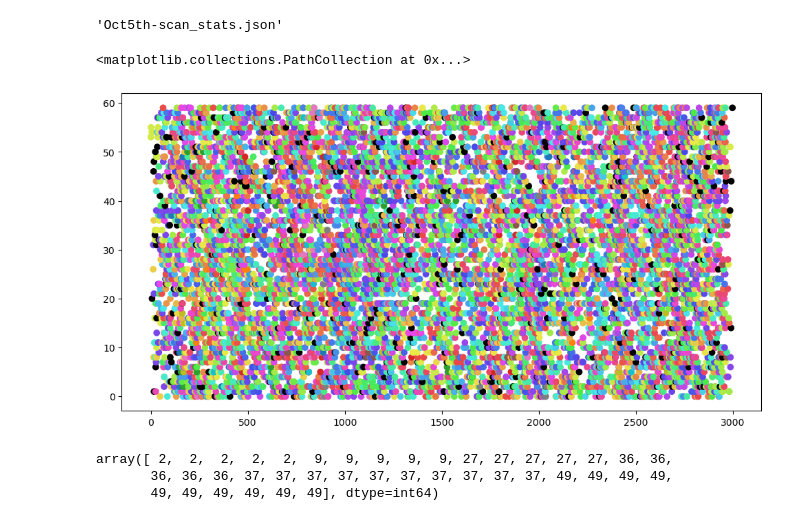
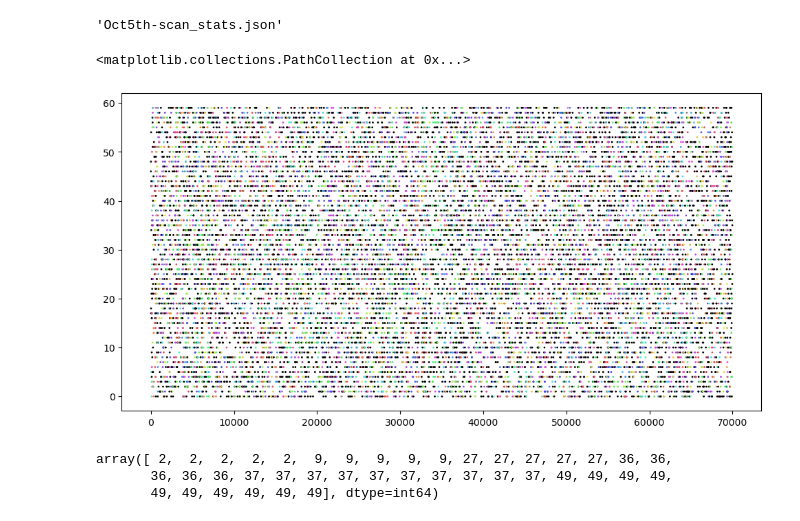
Before and after one commit to CosmicSurgery/thesis_notebooks, a Jupyter notebook: 2023.10.05 - Final Drafts v2/2023.10.06- Demo.ipynb, the cells around one changed output. Saved outputs shown, nothing was run; the diff lists cells and outputs as text; code cells hidden in the pictures.

Commit message:
tweaked figures

```diff
--- a/2023.10.05 - Final Drafts v2/2023.10.06- Demo.ipynb
+++ b/2023.10.05 - Final Drafts v2/2023.10.06- Demo.ipynb
@@ -33,21 +33,21 @@ params = {
     'M':256,
     'N':60,
     'D':71,
-    'T':3000,
+    'T':70000,
     'seed':1,
     'SM_repetitions':5,
     'spikes_in_SM':8,
-    'noise':500
+    'noise':7000
 }
 M,N,D,T,seed,SM_repetitions,spikes_in_SM,noies = params.values()
 # %%
 A_dense, A_sparse, B_dense, B_sparse, K_dense, K_sparse = simulate_data.generate_synthetic_data(params,plot=False)
 # %%
 plt.figure(figsize=(12,6))
-plt.scatter(A_sparse[1],A_sparse[0],c=palette[A_sparse[2]])
+plt.scatter(A_sparse[1],A_sparse[0],c=palette[A_sparse[2]],s=1)
 # %% [output]
 <matplotlib.collections.PathCollection at 0x...>
-[figure, old version]
+[figure, new version]
 # %%
 A_sparse[0][A_sparse[2]==1]
 # %% [output]
```
Also changed, not shown: parts of 2 cells of this notebook, 2 other files.
